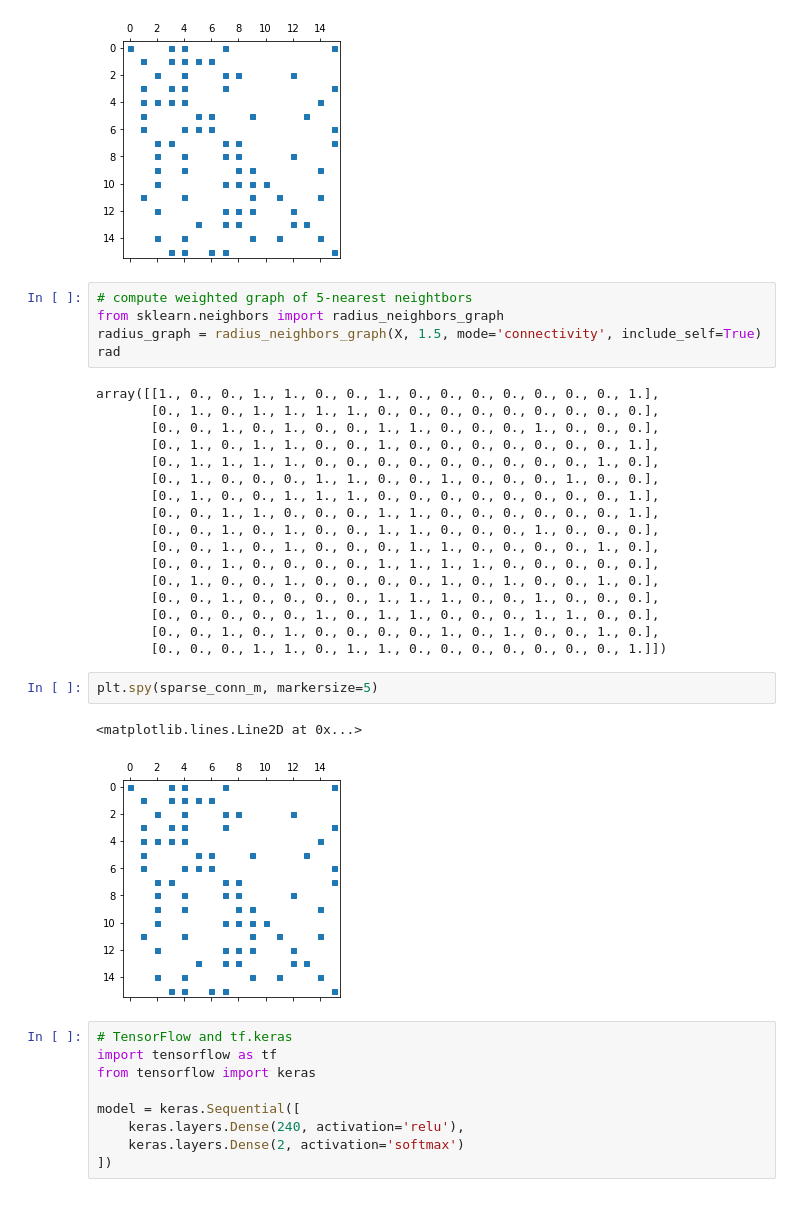
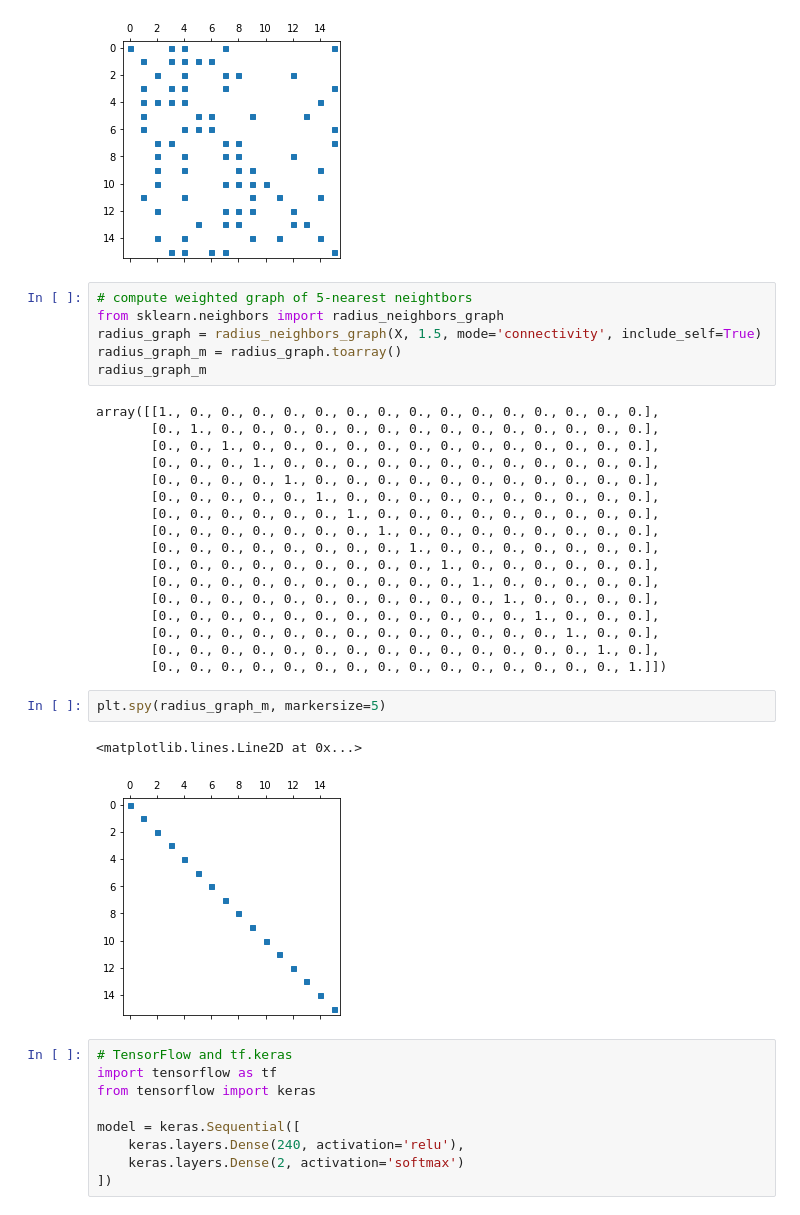
Before and after one commit to ishitamed19/EEG-Correlates-of-Genetic-Predisposition-to-Alcoholism-using-Deep-Learning, a Jupyter notebook: KNN.ipynb, the cells around one changed output. Drawn from its saved outputs; the diff is of its cells as text.

```diff
--- a/KNN.ipynb
+++ b/KNN.ipynb
@@ -99,29 +110,30 @@ plt.spy(sparse_dist_m, markersize=5)
 # compute weighted graph of 5-nearest neightbors
 from sklearn.neighbors import radius_neighbors_graph
 radius_graph = radius_neighbors_graph(X, 1.5, mode='connectivity', include_self=True)
-rad
+radius_graph_m = radius_graph.toarray()
+radius_graph_m
 # %% [output]
-array([[1., 0., 0., 1., 1., 0., 0., 1., 0., 0., 0., 0., 0., 0., 0., 1.],
-       [0., 1., 0., 1., 1., 1., 1., 0., 0., 0., 0., 0., 0., 0., 0., 0.],
-       [0., 0., 1., 0., 1., 0., 0., 1., 1., 0., 0., 0., 1., 0., 0., 0.],
-       [0., 1., 0., 1., 1., 0., 0., 1., 0., 0., 0., 0., 0., 0., 0., 1.],
-       [0., 1., 1., 1., 1., 0., 0., 0., 0., 0., 0., 0., 0., 0., 1., 0.],
-       [0., 1., 0., 0., 0., 1., 1., 0., 0., 1., 0., 0., 0., 1., 0., 0.],
-       [0., 1., 0., 0., 1., 1., 1., 0., 0., 0., 0., 0., 0., 0., 0., 1.],
-       [0., 0., 1., 1., 0., 0., 0., 1., 1., 0., 0., 0., 0., 0., 0., 1.],
-       [0., 0., 1., 0., 1., 0., 0., 1., 1., 0., 0., 0., 1., 0., 0., 0.],
-       [0., 0., 1., 0., 1., 0., 0., 0., 1., 1., 0., 0., 0., 0., 1., 0.],
-       [0., 0., 1., 0., 0., 0., 0., 1., 1., 1., 1., 0., 0., 0., 0., 0.],
-       [0., 1., 0., 0., 1., 0., 0., 0., 0., 1., 0., 1., 0., 0., 1., 0.],
-       [0., 0., 1., 0., 0., 0., 0., 1., 1., 1., 0., 0., 1., 0., 0., 0.],
-       [0., 0., 0., 0., 0., 1., 0., 1., 1., 0., 0., 0., 1., 1., 0., 0.],
-       [0., 0., 1., 0., 1., 0., 0., 0., 0., 1., 0., 1., 0., 0., 1., 0.],
-       [0., 0., 0., 1., 1., 0., 1., 1., 0., 0., 0., 0., 0., 0., 0., 1.]])
+array([[1., 0., 0., 0., 0., 0., 0., 0., 0., 0., 0., 0., 0., 0., 0., 0.],
+       [0., 1., 0., 0., 0., 0., 0., 0., 0., 0., 0., 0., 0., 0., 0., 0.],
+       [0., 0., 1., 0., 0., 0., 0., 0., 0., 0., 0., 0., 0., 0., 0., 0.],
+       [0., 0., 0., 1., 0., 0., 0., 0., 0., 0., 0., 0., 0., 0., 0., 0.],
+       [0., 0., 0., 0., 1., 0., 0., 0., 0., 0., 0., 0., 0., 0., 0., 0.],
+       [0., 0., 0., 0., 0., 1., 0., 0., 0., 0., 0., 0., 0., 0., 0., 0.],
+       [0., 0., 0., 0., 0., 0., 1., 0., 0., 0., 0., 0., 0., 0., 0., 0.],
+       [0., 0., 0., 0., 0., 0., 0., 1., 0., 0., 0., 0., 0., 0., 0., 0.],
+       [0., 0., 0., 0., 0., 0., 0., 0., 1., 0., 0., 0., 0., 0., 0., 0.],
+       [0., 0., 0., 0., 0., 0., 0., 0., 0., 1., 0., 0., 0., 0., 0., 0.],
+       [0., 0., 0., 0., 0., 0., 0., 0., 0., 0., 1., 0., 0., 0., 0., 0.],
+       [0., 0., 0., 0., 0., 0., 0., 0., 0., 0., 0., 1., 0., 0., 0., 0.],
+       [0., 0., 0., 0., 0., 0., 0., 0., 0., 0., 0., 0., 1., 0., 0., 0.],
+       [0., 0., 0., 0., 0., 0., 0., 0., 0., 0., 0., 0., 0., 1., 0., 0.],
+       [0., 0., 0., 0., 0., 0., 0., 0., 0., 0., 0., 0., 0., 0., 1., 0.],
+       [0., 0., 0., 0., 0., 0., 0., 0., 0., 0., 0., 0., 0., 0., 0., 1.]])
 # %%
-plt.spy(sparse_conn_m, markersize=5)
+plt.spy(radius_graph_m, markersize=5)
 # %% [output]
 <matplotlib.lines.Line2D at 0x...>
-[figure, old version]
+[figure, new version]
 # %%
 # TensorFlow and tf.keras
 import tensorflow as tf
```
Also changed, not shown: parts of 1 cell of this notebook.
